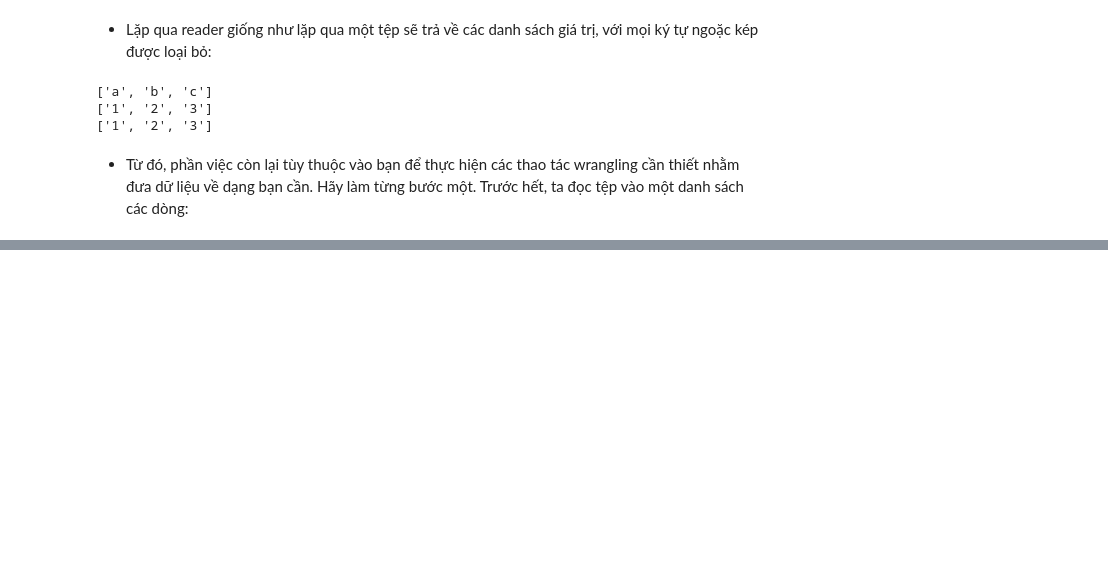
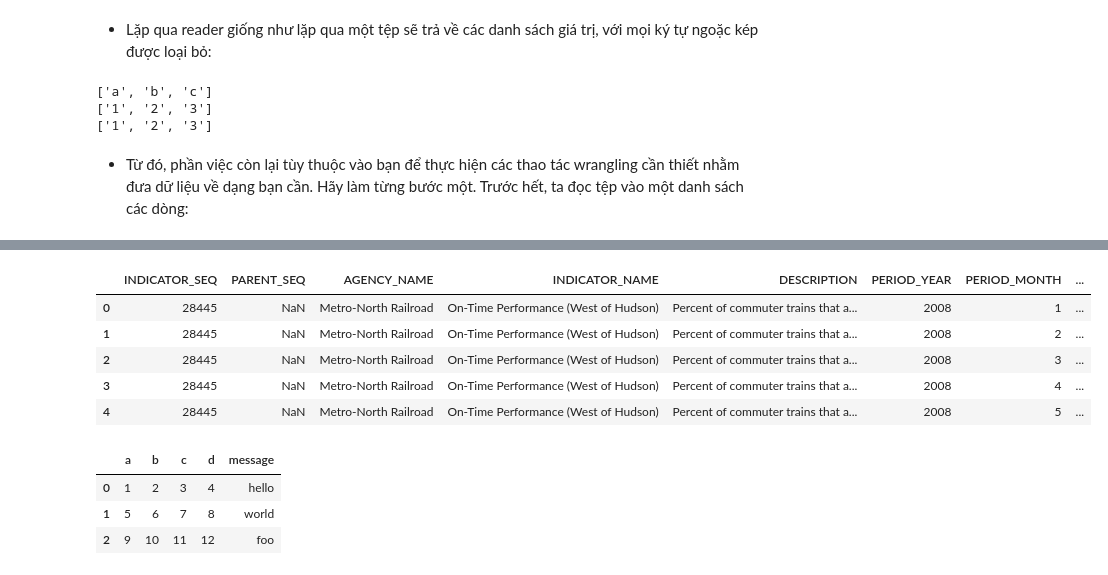
Before and after one commit to VThuongg/sgu25_data_analytics, a Jupyter notebook: Book/chapter6.ipynb, the cells around one changed output, grey strips where cells are left out. Cells and saved outputs as stored; diff of their text form; code cells hidden in the pictures; blank space fills up the shorter version.

```diff
--- a/Book/chapter6.ipynb
+++ b/Book/chapter6.ipynb
@@ -487,0 +624,10 @@ with open("examples/ex7.csv") as f:
+# %%
+perf2 = pd.read_xml(path)
+perf2.head()
+# %% [output]
+|  | INDICATOR_SEQ | PARENT_SEQ | AGENCY_NAME | INDICATOR_NAME | DESCRIPTION | PERIOD_YEAR | PERIOD_MONTH | ... |
+| 0 | 28445 | NaN | Metro-North Railroad | On-Time Performance (West of Hudson) | Percent of commuter trains that a... | 2008 | 1 | ... |
+| 1 | 28445 | NaN | Metro-North Railroad | On-Time Performance (West of Hudson) | Percent of commuter trains that a... | 2008 | 2 | ... |
+| 2 | 28445 | NaN | Metro-North Railroad | On-Time Performance (West of Hudson) | Percent of commuter trains that a... | 2008 | 3 | ... |
+| 3 | 28445 | NaN | Metro-North Railroad | On-Time Performance (West of Hudson) | Percent of commuter trains that a... | 2008 | 4 | ... |
+| 4 | 28445 | NaN | Metro-North Railroad | On-Time Performance (West of Hudson) | Percent of commuter trains that a... | 2008 | 5 | ... |
@@ -487,0 +638,7 @@ with open("examples/ex7.csv") as f:
+# %%
+pd.read_pickle("examples/frame_pickle")
+# %% [output]
+|  | a | b | c | d | message |
+| 0 | 1 | 2 | 3 | 4 | hello |
+| 1 | 5 | 6 | 7 | 8 | world |
+| 2 | 9 | 10 | 11 | 12 | foo |
```
Also changed, not shown: parts of 44 cells of this notebook, 5 other files.
